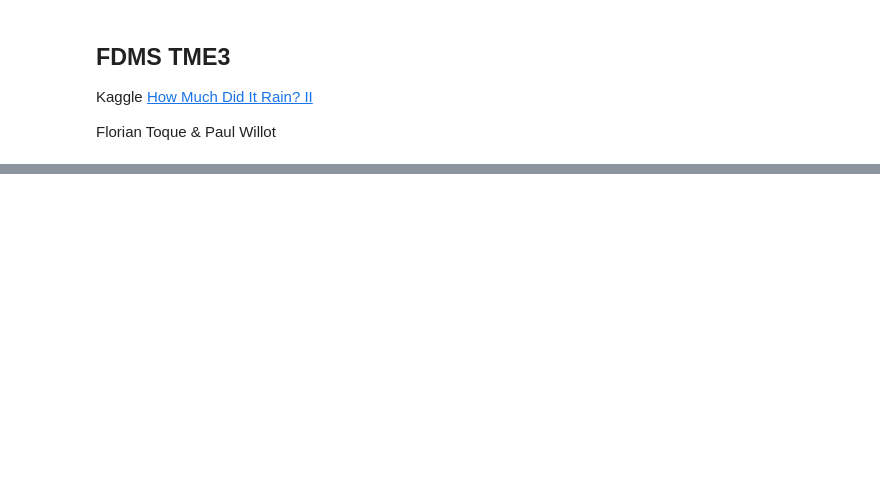
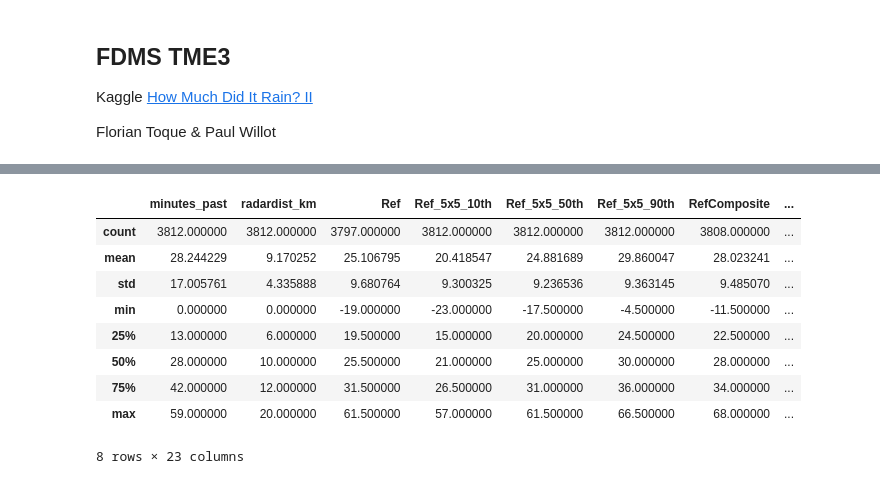
Before and after one commit to ToqueWillot/M2DAC, a Jupyter notebook: FDMS/TME3/Kaggle_rain.ipynb, the cells around one changed output, grey strips where cells are left out. Saved outputs shown, nothing was run; the diff lists cells and outputs as text; code cells hidden in the pictures; blank space fills up the shorter version.

```diff
--- a/FDMS/TME3/Kaggle_rain.ipynb
+++ b/FDMS/TME3/Kaggle_rain.ipynb
@@ -29,3 +6,0 @@ mini_train_clean.ix(1)
-# %%
-for i in np.arange(1,11):
-    print(np.random.choice(("dac a dit","dick and dac")))
@@ -72,0 +43,5 @@ KeyError: 'c'
+# %%
+filename = "data/reduced_train_1000000.csv"
+train = pd.read_csv(filename)
+train = train.set_index('Id')
+train = train.dropna()
@@ -72,0 +73,2 @@ KeyError: 'c'
+# %%
+train_clean = train[[not i for i in np.isnan(train["Ref_5x5_10th"])]]
@@ -72,0 +90,13 @@ KeyError: 'c'
+# %%
+train_clean.describe()
+# %% [output]
+|  | minutes_past | radardist_km | Ref | Ref_5x5_10th | Ref_5x5_50th | Ref_5x5_90th | RefComposite | ... |
+| count | 3812.000000 | 3812.000000 | 3797.000000 | 3812.000000 | 3812.000000 | 3812.000000 | 3808.000000 | ... |
+| mean | 28.244229 | 9.170252 | 25.106795 | 20.418547 | 24.881689 | 29.860047 | 28.023241 | ... |
+| std | 17.005761 | 4.335888 | 9.680764 | 9.300325 | 9.236536 | 9.363145 | 9.485070 | ... |
+| min | 0.000000 | 0.000000 | -19.000000 | -23.000000 | -17.500000 | -4.500000 | -11.500000 | ... |
+| 25% | 13.000000 | 6.000000 | 19.500000 | 15.000000 | 20.000000 | 24.500000 | 22.500000 | ... |
+| 50% | 28.000000 | 10.000000 | 25.500000 | 21.000000 | 25.000000 | 30.000000 | 28.000000 | ... |
+| 75% | 42.000000 | 12.000000 | 31.500000 | 26.500000 | 31.000000 | 36.000000 | 34.000000 | ... |
+| max | 59.000000 | 20.000000 | 61.500000 | 57.000000 | 61.500000 | 66.500000 | 68.000000 | ... |
+8 rows × 23 columns
```
Also changed, not shown: parts of 116 cells of this notebook, 2 other files.
